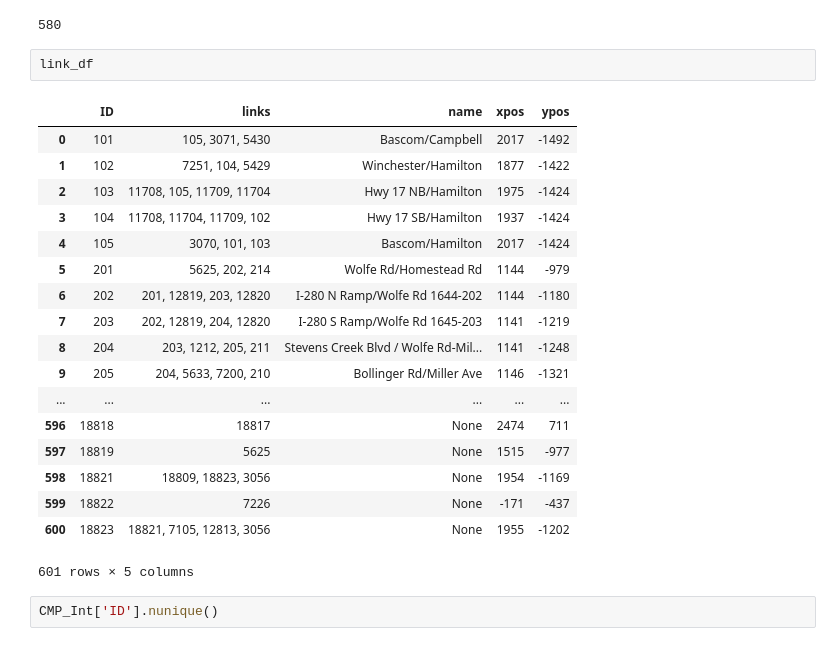
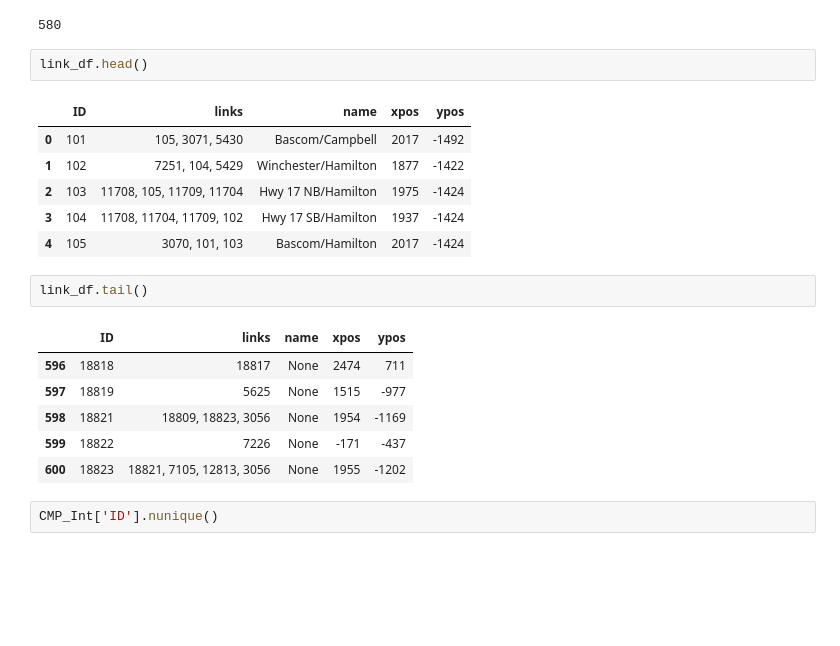
Before and after one commit to vta/watching-traffic-go-by, a Jupyter notebook: Traffix Parser.ipynb, the cells around one changed output. Drawn from its saved outputs; the diff is of its cells as text; blank space fills up the shorter version.

```diff
--- a/Traffix Parser.ipynb
+++ b/Traffix Parser.ipynb
@@ -170,26 +160,23 @@ link_df['ID'].nunique()
 # %% [output]
 580
 # %%
-link_df
+link_df.head()
 # %% [output]
 |  | ID | links | name | xpos | ypos |
 | 0 | 101 | 105, 3071, 5430 | Bascom/Campbell | 2017 | -1492 |
 | 1 | 102 | 7251, 104, 5429 | Winchester/Hamilton | 1877 | -1422 |
 | 2 | 103 | 11708, 105, 11709, 11704 | Hwy 17 NB/Hamilton | 1975 | -1424 |
 | 3 | 104 | 11708, 11704, 11709, 102 | Hwy 17 SB/Hamilton | 1937 | -1424 |
 | 4 | 105 | 3070, 101, 103 | Bascom/Hamilton | 2017 | -1424 |
-| 5 | 201 | 5625, 202, 214 | Wolfe Rd/Homestead Rd | 1144 | -979 |
-| 6 | 202 | 201, 12819, 203, 12820 | I-280 N Ramp/Wolfe Rd 1644-202 | 1144 | -1180 |
-| 7 | 203 | 202, 12819, 204, 12820 | I-280 S Ramp/Wolfe Rd 1645-203 | 1141 | -1219 |
-| 8 | 204 | 203, 1212, 205, 211 | Stevens Creek Blvd / Wolfe Rd-Mil... | 1141 | -1248 |
-| 9 | 205 | 204, 5633, 7200, 210 | Bollinger Rd/Miller Ave | 1146 | -1321 |
-| ... | ... | ... | ... | ... | ... |
-| 596 | 18818 | 18817 | None | 2474 | 711 |
-| 597 | 18819 | 5625 | None | 1515 | -977 |
-| 598 | 18821 | 18809, 18823, 3056 | None | 1954 | -1169 |
-| 599 | 18822 | 7226 | None | -171 | -437 |
-| 600 | 18823 | 18821, 7105, 12813, 3056 | None | 1955 | -1202 |
-601 rows × 5 columns
+# %%
+link_df.tail()
+# %% [output]
+|  | ID | links | name | xpos | ypos |
+| 596 | 18818 | 18817 | None | 2474 | 711 |
+| 597 | 18819 | 5625 | None | 1515 | -977 |
+| 598 | 18821 | 18809, 18823, 3056 | None | 1954 | -1169 |
+| 599 | 18822 | 7226 | None | -171 | -437 |
+| 600 | 18823 | 18821, 7105, 12813, 3056 | None | 1955 | -1202 |
 # %%
 CMP_Int['ID'].nunique()
 # %% [output]
```
Also changed, not shown: parts of 20 cells of this notebook, 2 other files.
